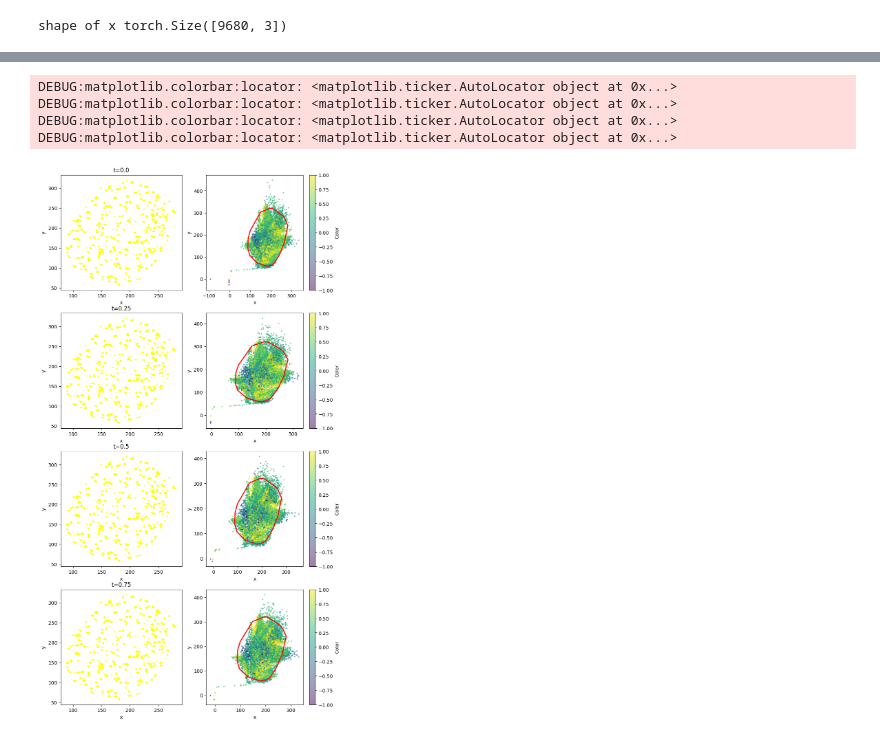
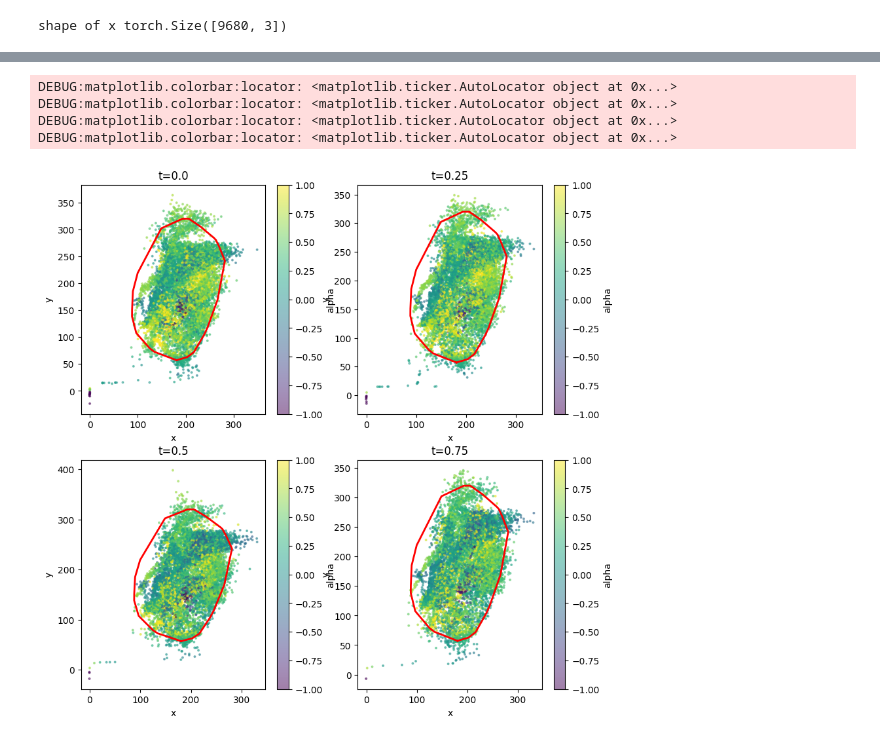
Before and after one commit to mkrishnapraneet/2D-Temporal-normalizing-flows, a Jupyter notebook: TNFwithRealNVP/test.ipynb, the cells around one changed output, grey strips where cells are left out. Drawn from its saved outputs; the diff is of its cells as text; code cells hidden in the pictures.

```diff
--- a/TNFwithRealNVP/test.ipynb
+++ b/TNFwithRealNVP/test.ipynb
@@ -100,7 +100,7 @@ def plot_data(samples, isColor=False, **kwargs):
         y = samples[:, 1]
         colors = samples[:, 2]
         plt.scatter(x, y, c=colors, cmap='viridis', alpha=0.5, s=3.5, vmin=-1, vmax=1)
-        plt.colorbar(label='Color')
+        plt.colorbar(label='alpha')
         plt.xlabel('x')
         plt.ylabel('y')
 
@@ -315,78 +328,79 @@ position_y = np.reshape(x[:,1].detach().numpy(), (cutoff, numchosen), order='C')
 cell_coords_closed = np.append(cell_coords, [cell_coords[0]], axis=0)
 
 # Resampling
-plt.figure(figsize=(10,20))
-plt.subplot(4, 2, 1)
-xxx = np.concatenate((position_x[0:1,:].T, position_y[0:1,:].T), axis=1)
-plt.plot(coords[:,0], coords[:,1], 'o', color='yellow', markersize=1, alpha=0.5)
-plot_data(xxx, color="black", alpha=0.5)
-# plt.xlim((0,400))
-# plt.ylim((0,400))
-plt.title("t=0.0")
+plt.figure(figsize=(10,10))
+# plt.subplot(4, 2, 1)
+# xxx = np.concatenate((position_x[0:1,:].T, position_y[0:1,:].T), axis=1)
+# plt.plot(coords[:,0], coords[:,1], 'o', color='yellow', markersize=1, alpha=0.5)
+# plot_data(xxx, color="black", alpha=0.5)
+# # plt.xlim((0,400))
+# # plt.ylim((0,400))
+# plt.title("t=0.0")
 
-plt.subplot(4, 2, 3)
-xxx = np.concatenate((position_x[5:6,:].T, position_y[5:6,:].T), axis=1)
-plt.plot(coords[:,0], coords[:,1], 'o', color='yellow', markersize=1, alpha=0.5)
-plot_data(xxx, color="black", alpha=0.5)
-# plt.xlim((0,400))
-# plt.ylim((0,400))
-plt.title("t=0.25")
+# plt.subplot(4, 2, 3)
+# xxx = np.concatenate((position_x[5:6,:].T, position_y[5:6,:].T), axis=1)
+# plt.plot(coords[:,0], coords[:,1], 'o', color='yellow', markersize=1, alpha=0.5)
+# plot_data(xxx, color="black", alpha=0.5)
+# # plt.xlim((0,400))
+# # plt.ylim((0,400))
+# plt.title("t=0.25")
 
-plt.subplot(4, 2, 5)
-xxx = np.concatenate((position_x[10:11,:].T, position_y[10:11,:].T), axis=1)
-plt.plot(coords[:,0], coords[:,1], 'o', color='yellow', markersize=1, alpha=0.5)
-plot_data(xxx, color="black", alpha=0.5)
-# plt.xlim((0,400))
-# plt.ylim((0,400))
-plt.title("t=0.5")
+# plt.subplot(4, 2, 5)
+# xxx = np.concatenate((position_x[10:11,:].T, position_y[10:11,:].T), axis=1)
+# plt.plot(coords[:,0], coords[:,1], 'o', color='yellow', markersize=1, alpha=0.5)
+# plot_data(xxx, color="black", alpha=0.5)
+# # plt.xlim((0,400))
+# # plt.ylim((0,400))
+# plt.title("t=0.5")
 
-plt.subplot(4, 2, 7)
-xxx = np.concatenate((position_x[15:16,:].T, position_y[15:16,:].T), axis=1)
-plt.plot(coords[:,0], coords[:,1], 'o', color='yellow', markersize=1, alpha=0.5)
-plot_data(xxx, color="black", alpha=0.3)
-# plt.xlim((0,400))
-# plt.ylim((0,400))
-plt.title("t=0.75")
+# plt.subplot(4, 2, 7)
+# xxx = np.concatenate((position_x[15:16,:].T, position_y[15:16,:].T), axis=1)
+# plt.plot(coords[:,0], coords[:,1], 'o', color='yellow', markersize=1, alpha=0.5)
+# plot_data(xxx, color="black", alpha=0.3)
+# # plt.xlim((0,400))
+# # plt.ylim((0,400))
+# plt.title("t=0.75")
 
-plt.subplot(4, 2, 2)
+plt.subplot(2, 2, 1)
 samples = model.sample(10000, t=0).data
 # plt.plot(coords[:,0], coords[:,1], 'o', color='yellow', markersize=1, alpha=0.5)
 plt.plot(cell_coords_closed[:,0], cell_coords_closed[:,1], color='red', linestyle='-', linewidth=2)
 plot_data(samples, isColor=True, color="black", alpha=0.5)
 # plt.xlim((0,400))
 # plt.ylim((0,400))
-# plt.title("t=0.0")
+plt.title("t=0.0")
 
-plt.subplot(4, 2, 4)
+plt.subplot(2, 2, 2)
 samples = model.sample(10000, t=0.25).data
 # plt.plot(coords[:,0], coords[:,1], 'o', color='yellow', markersize=1, alpha=0.5)
 plt.plot(cell_coords_closed[:,0], cell_coords_closed[:,1], color='red', linestyle='-', linewidth=2)
 plot_data(samples, isColor=True, color="black", alpha=0.5)
-# plt.xlim((0,400))
-# plt.ylim((0,400))
-# plt.title("t=0.25")
+# plt.grid()
+# plt.xlim((0,300))
+# plt.ylim((0,350))
+plt.title("t=0.25")
 
-plt.subplot(4, 2, 6)
+plt.subplot(2, 2, 3)
 samples = model.sample(10000, t=0.5).data
 # plt.plot(coords[:,0], coords[:,1], 'o', color='yellow', markersize=1, alpha=0.5)
 plt.plot(cell_coords_closed[:,0], cell_coords_closed[:,1], color='red', linestyle='-', linewidth=2)
 plot_data(samples, isColor=True, color="black", alpha=0.5)
 # plt.xlim((0,400))
 # plt.ylim((0,400))
-# plt.title("t=0.5")
+plt.title("t=0.5")
 
-plt.subplot(4, 2, 8)
+plt.subplot(2, 2, 4)
 samples = model.sample(10000, t=0.75).data
 # plt.plot(coords[:,0], coords[:,1], 'o', color='yellow', markersize=1, alpha=0.5)
 plt.plot(cell_coords_closed[:,0], cell_coords_closed[:,1], color='red', linestyle='-', linewidth=2)
 plot_data(samples, isColor=True, color="black", alpha=0.5)
 # plt.xlim((0,400))
 # plt.ylim((0,400))
-# plt.title("t=0.75")
+plt.title("t=0.75")
 plt.show()
 # %% [output]
 DEBUG:matplotlib.colorbar:locator: <matplotlib.ticker.AutoLocator object at 0x...>
 DEBUG:matplotlib.colorbar:locator: <matplotlib.ticker.AutoLocator object at 0x...>
 DEBUG:matplotlib.colorbar:locator: <matplotlib.ticker.AutoLocator object at 0x...>
 DEBUG:matplotlib.colorbar:locator: <matplotlib.ticker.AutoLocator object at 0x...>
-[figure, old version]
+[figure, new version]
```
Also changed, not shown: parts of 4 cells of this notebook, 11 other files.
